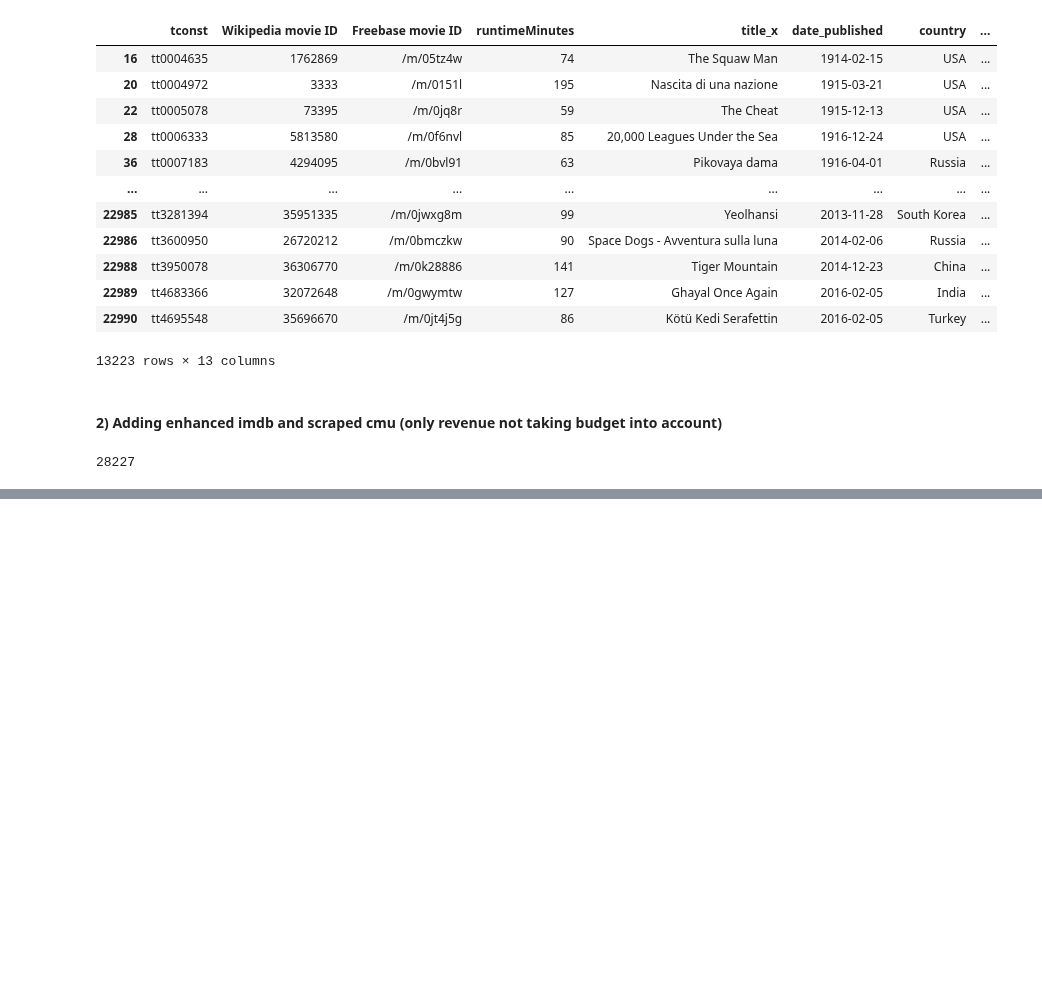
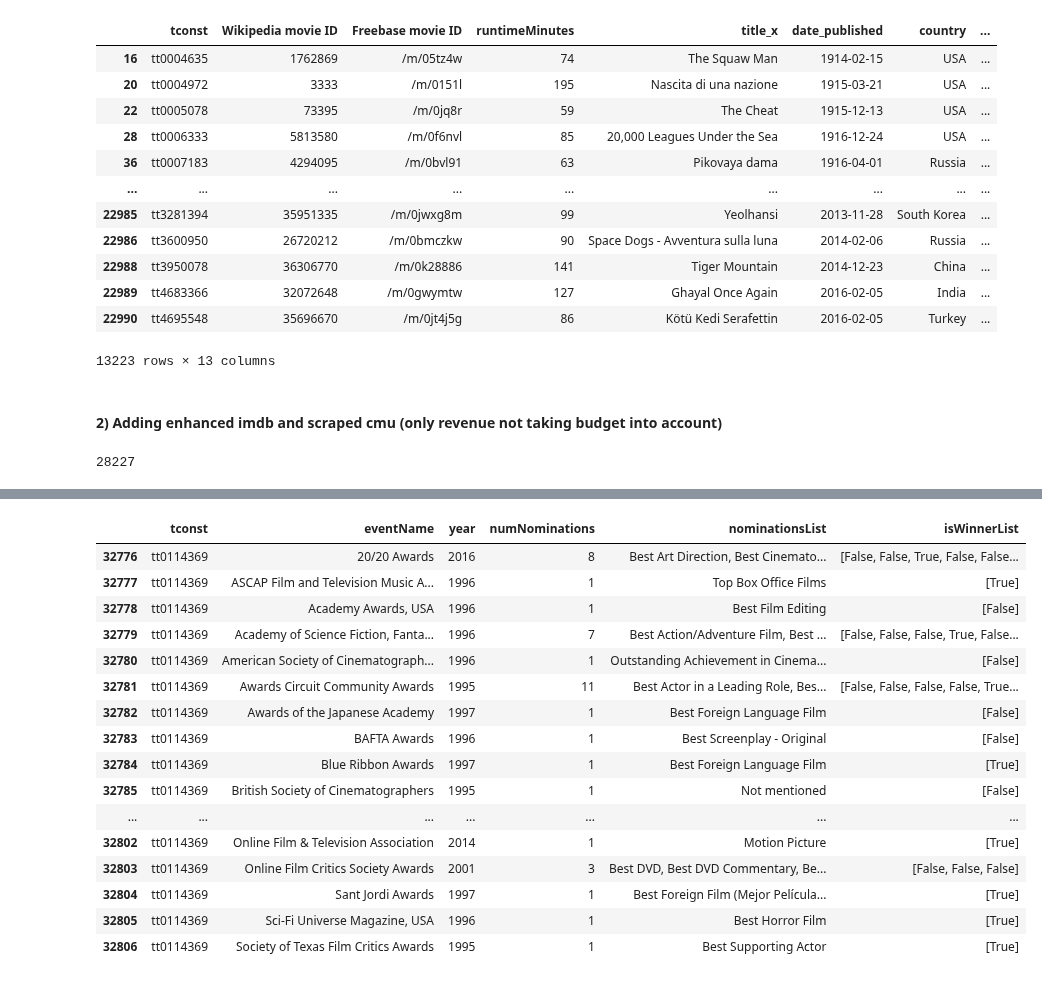
Before and after one commit to epfl-ada/ada-2023-project-crunchychicken, a Jupyter notebook: Dataframes_index.ipynb, the cells around one changed output, grey strips where cells are left out. Drawn from its saved outputs; the diff is of its cells as text; code cells hidden in the pictures; blank space fills up the shorter version.

```diff
--- a/Dataframes_index.ipynb
+++ b/Dataframes_index.ipynb
@@ -999,0 +1049,29 @@ len(revenue_df)
+# %%
+nominations_per_movie = cmu_imdb_awards.groupby(['const', 'eventName', 'year']).agg({
+    'categoryName': ['size', lambda x: ', '.join(x.fillna('Not mentioned'))],
+    'isWinner': lambda x: x.tolist()
+}).reset_index()
+
+# Rename the columns for clarity
+nominations_per_movie.columns = ['tconst', 'eventName', 'year', 'numNominations', 'nominationsList', 'isWinnerList']
+# %%
+#For the famous movie Se7ven for instance
+nominations_per_movie[nominations_per_movie['tconst'] == 'tt0114369']
+# %% [output]
+|  | tconst | eventName | year | numNominations | nominationsList | isWinnerList |
+| 32776 | tt0114369 | 20/20 Awards | 2016 | 8 | Best Art Direction, Best Cinemato... | [False, False, True, False, False... |
+| 32777 | tt0114369 | ASCAP Film and Television Music A... | 1996 | 1 | Top Box Office Films | [True] |
+| 32778 | tt0114369 | Academy Awards, USA | 1996 | 1 | Best Film Editing | [False] |
+| 32779 | tt0114369 | Academy of Science Fiction, Fanta... | 1996 | 7 | Best Action/Adventure Film, Best ... | [False, False, False, True, False... |
+| 32780 | tt0114369 | American Society of Cinematograph... | 1996 | 1 | Outstanding Achievement in Cinema... | [False] |
+| 32781 | tt0114369 | Awards Circuit Community Awards | 1995 | 11 | Best Actor in a Leading Role, Bes... | [False, False, False, False, True... |
+| 32782 | tt0114369 | Awards of the Japanese Academy | 1997 | 1 | Best Foreign Language Film | [False] |
+| 32783 | tt0114369 | BAFTA Awards | 1996 | 1 | Best Screenplay - Original | [False] |
+| 32784 | tt0114369 | Blue Ribbon Awards | 1997 | 1 | Best Foreign Language Film | [True] |
+| 32785 | tt0114369 | British Society of Cinematographers | 1995 | 1 | Not mentioned | [False] |
+| ... | ... | ... | ... | ... | ... | ... |
+| 32802 | tt0114369 | Online Film & Television Association | 2014 | 1 | Motion Picture | [True] |
+| 32803 | tt0114369 | Online Film Critics Society Awards | 2001 | 3 | Best DVD, Best DVD Commentary, Be... | [False, False, False] |
+| 32804 | tt0114369 | Sant Jordi Awards | 1997 | 1 | Best Foreign Film (Mejor Película... | [True] |
+| 32805 | tt0114369 | Sci-Fi Universe Magazine, USA | 1996 | 1 | Best Horror Film | [True] |
+| 32806 | tt0114369 | Society of Texas Film Critics Awards | 1995 | 1 | Best Supporting Actor | [True] |
```
Also changed, not shown: parts of 14 cells of this notebook.
